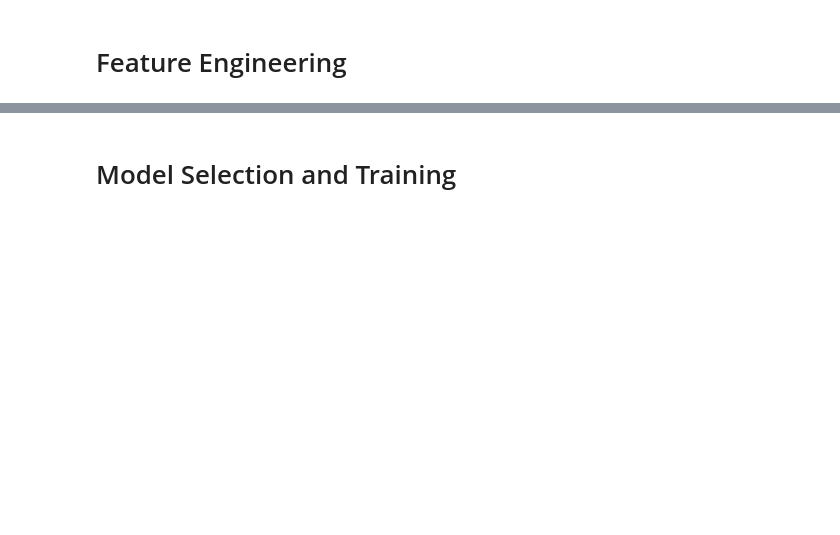
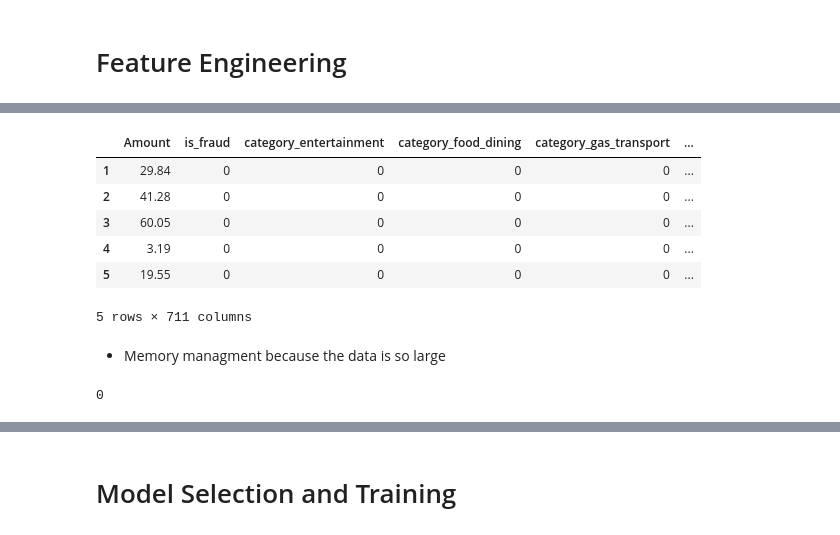
Before and after one commit to Omar-Elhakim/Fraud-detection-AI-model, a Jupyter notebook: FraudDetection-AI-model.ipynb, the cells around one changed output, grey strips where cells are left out. Saved outputs shown, nothing was run; the diff lists cells and outputs as text; code cells hidden in the pictures; blank space fills up the shorter version.

```diff
--- a/FraudDetection-AI-model.ipynb
+++ b/FraudDetection-AI-model.ipynb
@@ -34,0 +40,3 @@ train_df.head()
+# %%
+#test
+test_df = pd.get_dummies(test_df, columns=['category', 'merchant'], dtype=int)
@@ -72,0 +111,31 @@ y_train=train_df_copy['is_fraud']
+# %%
+# TODO Tebry
+#test
+
+# Convert the 'Time' column to datetime format
+test_df['Time'] = pd.to_datetime(test_df['Time'])
+
+
+# Calculate the average transaction amount of all transactions
+average_amount_all = test_df['Amount'].mean()
+
+# Calculate the difference between current transaction amount and average of all transactions
+test_df['Amount_diff_avg'] = test_df['Amount'] - average_amount_all
+
+# Calculate the time difference between previous transactions for each card in hours
+time_diff_seconds = test_df['Time'].diff().dt.total_seconds() % (24 * 3600)
+test_df['Time_diff_prev_transaction'] = time_diff_seconds / 3600
+
+columns_to_drop = ['ID', 'Time', 'Card Number', 'firstName', 'lastName', 'trans_num']
+test_df.drop(columns=columns_to_drop, inplace=True)
+
+test_df.dropna(inplace=True)
+test_df.head()
+# %% [output]
+|  | Amount | is_fraud | category_entertainment | category_food_dining | category_gas_transport | ... |
+| 1 | 29.84 | 0 | 0 | 0 | 0 | ... |
+| 2 | 41.28 | 0 | 0 | 0 | 0 | ... |
+| 3 | 60.05 | 0 | 0 | 0 | 0 | ... |
+| 4 | 3.19 | 0 | 0 | 0 | 0 | ... |
+| 5 | 19.55 | 0 | 0 | 0 | 0 | ... |
+5 rows × 711 columns
@@ -79,0 +148,11 @@ y_train=np.array(y_train)
+# %% [markdown]
+* Memory managment because the data is so large
+# %%
+x_train=np.array(train_df)
+del train_df
+gc.collect()
+x_test=np.array(test_df)
+del test_df
+gc.collect()
+# %% [output]
+0
```
Also changed, not shown: parts of 31 cells of this notebook.
